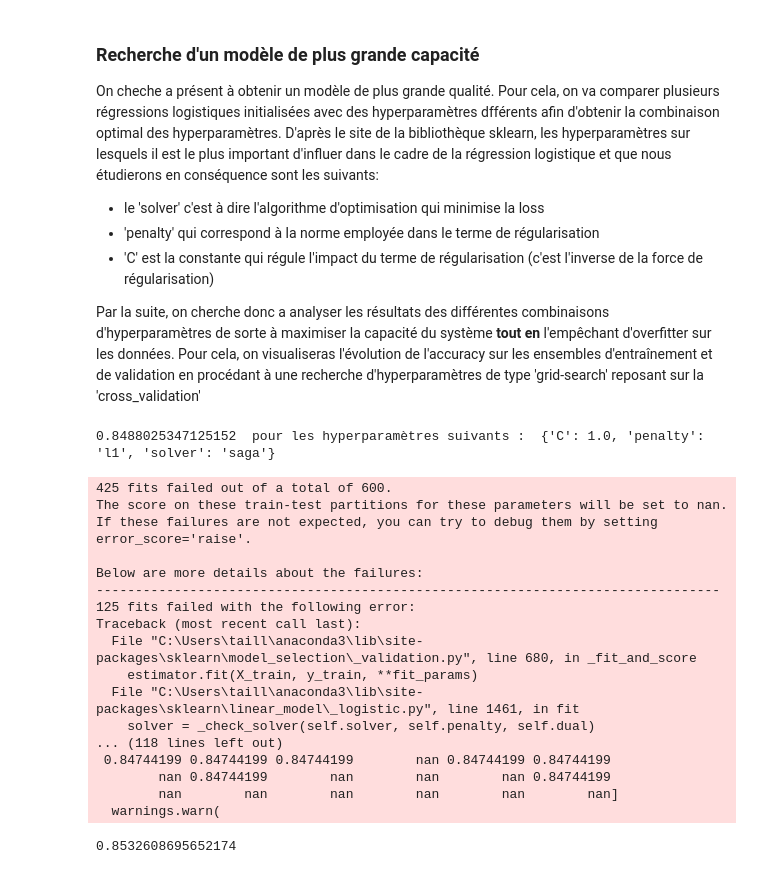
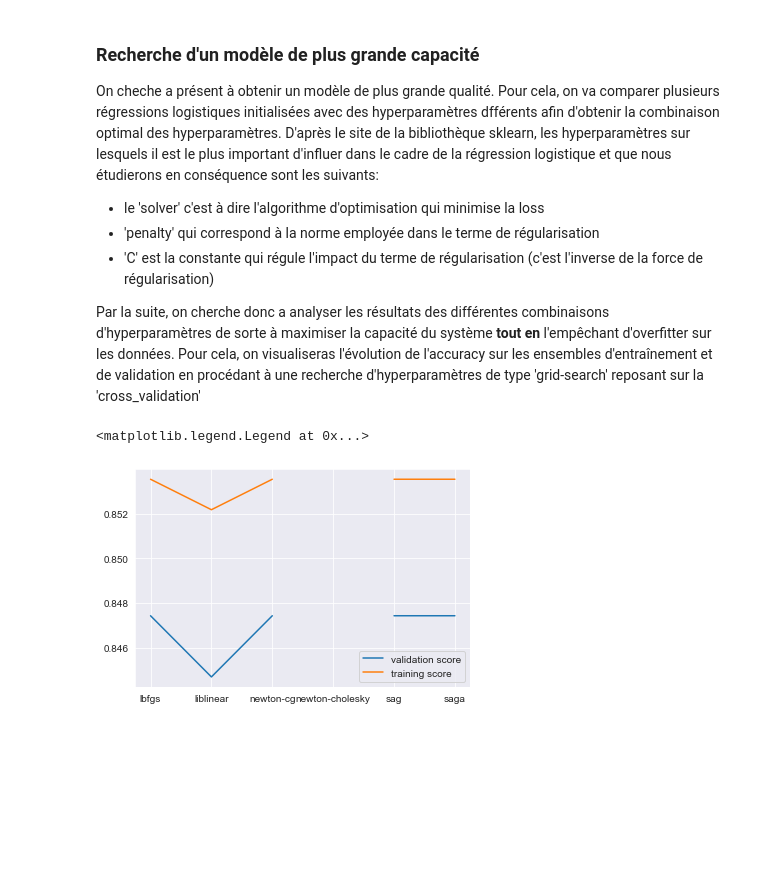
Before and after one commit to MorganChabaudENSSAT/projet_ift712, a Jupyter notebook: Projet IFT712.ipynb, the cells around one changed output. Drawn from its saved outputs; the diff is of its cells as text; code cells hidden in the pictures; blank space fills up the shorter version.

```diff
--- a/Projet IFT712.ipynb
+++ b/Projet IFT712.ipynb
@@ -184,36 +211,21 @@ D'après le site de la bibliothèque sklearn, les hyperparamètres sur lesquels
 - 'C' est la constante qui régule l'impact du terme de régularisation (c'est l'inverse de la force de régularisation)
 
 Par la suite, on cherche donc a analyser les résultats des différentes combinaisons d'hyperparamètres de sorte à maximiser la capacité du système **tout en** l'empêchant d'overfitter sur les données. Pour cela, on visualiseras l'évolution de l'accuracy sur les ensembles d'entraînement et de validation en procédant à une recherche d'hyperparamètres de type 'grid-search' reposant sur la 'cross_validation'
-# %%
-h_parameters_to_tune ={
-    'solver' : ['lbfgs', 'liblinear','newton-cg', 'newton-cholesky', 'sag', 'saga'],
-    'penalty' : ['None','l2', 'l1', 'elasticnet'],
-    'C' : [1.0, 10.0, 100.0, 1000.0, 10000.0]
-}
-grid = GridSearchCV(LogisticRegression(), h_parameters_to_tune, cv=5)
-grid. fit(X_train, y_train)
-print(grid.best_score_," pour les hyperparamètres suivants : ", grid.best_params_)
-# %% [output]
-0.8488025347125152  pour les hyperparamètres suivants :  {'C': 1.0, 'penalty': 'l1', 'solver': 'saga'}
-425 fits failed out of a total of 600.
-The score on these train-test partitions for these parameters will be set to nan.
-If these failures are not expected, you can try to debug them by setting error_score='raise'.
-
-Below are more details about the failures:
---------------------------------------------------------------------------------
-125 fits failed with the following error:
-Traceback (most recent call last):
-  File "C:\Users\taill\anaconda3\lib\site-packages\sklearn\model_selection\_validation.py", line 680, in _fit_and_score
-    estimator.fit(X_train, y_train, **fit_params)
-  File "C:\Users\taill\anaconda3\lib\site-packages\sklearn\linear_model\_logistic.py", line 1461, in fit
-    solver = _check_solver(self.solver, self.penalty, self.dual)
-... (118 lines left out)
- 0.84744199 0.84744199 0.84744199        nan 0.84744199 0.84744199
-        nan 0.84744199        nan        nan        nan 0.84744199
-        nan        nan        nan        nan        nan        nan]
-  warnings.warn(
-# %%
-best_reg_log = grid.best_estimator_
-best_reg_log.score(X_test, y_test) #Performance du modèle en vrai
-# %% [output]
-0.8532608695652174
+# %%
+from sklearn.model_selection import validation_curve
+
+h_parameters_to_tune ={
+    'solver' : ['lbfgs', 'liblinear','newton-cg', 'newton-cholesky', 'sag', 'saga'],
+    'penalty' : ['None','l2', 'l1', 'elasticnet'],
+    'C' : [1.0, 10.0, 100.0, 1000.0, 10000.0]
+}
+model = LogisticRegression(random_state=16)
+k = np.linspace(1,20,20)
+train_score, val_score = validation_curve(model, X_train, y_train, param_name='solver', param_range=['lbfgs', 'liblinear','newton-cg', 'newton-cholesky', 'sag', 'saga'], cv=5)
+
+plt.plot(['lbfgs', 'liblinear','newton-cg', 'newton-cholesky', 'sag', 'saga'], val_score.mean(axis=1),label='validation score')
+plt.plot(['lbfgs', 'liblinear','newton-cg', 'newton-cholesky', 'sag', 'saga'], train_score.mean(axis=1),label='training score')
+plt.legend()
+# %% [output]
+<matplotlib.legend.Legend at 0x...>
+[figure, added]
```
Also changed, not shown: parts of 43 cells of this notebook, 1 other file.
